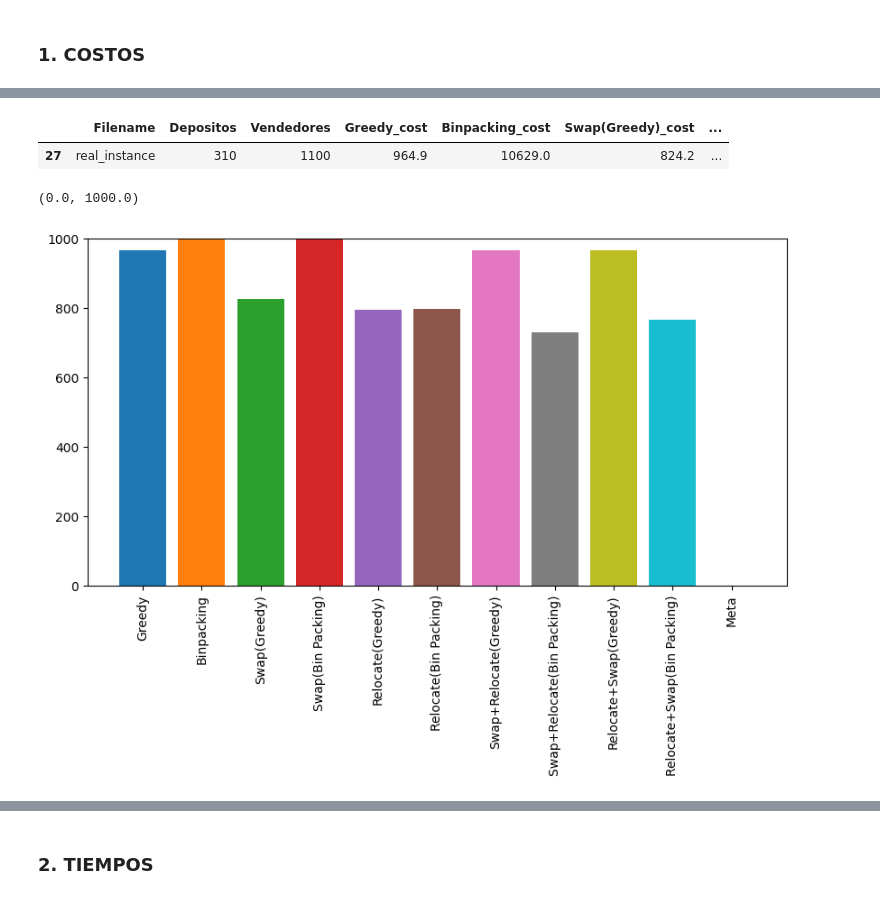
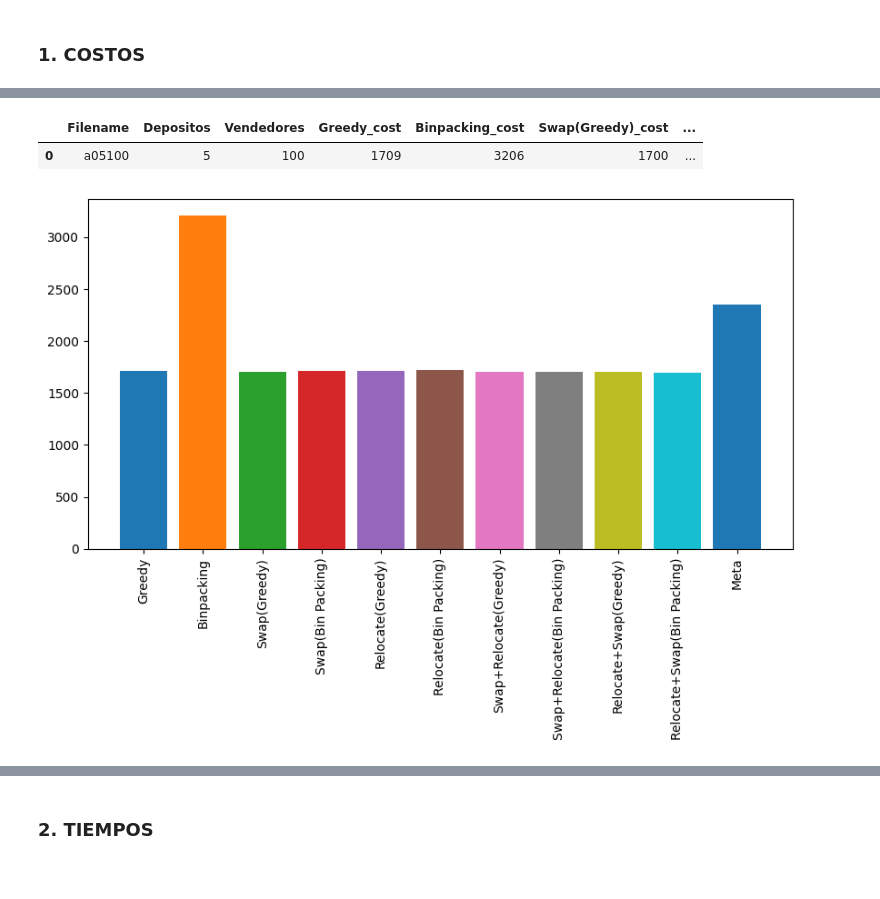
Before and after one commit to IgnacioPardo/TP2_TDV, a Jupyter notebook: src/scripts/experimentacion.ipynb, the cells around one changed output, grey strips where cells are left out. Cells and saved outputs as stored; diff of their text form; code cells hidden in the pictures.

```diff
--- a/src/scripts/experimentacion.ipynb
+++ b/src/scripts/experimentacion.ipynb
@@ -210,20 +186,19 @@ costs[0]
 # %%
 fig, ax = plt.subplots(1, 1, figsize=(10, 5))
 
-sub_df = costs[-1].tail(1)
+sub_df = costs[0].head(1)
 display(sub_df)
 for h in heuristics:
     ax.bar(h, sub_df[h+"_cost"], label=h)
 
 for tick in ax.get_xticklabels():
     tick.set_rotation(90)
 
-ax.set_ylim(0, 1000)
+# ax.set_ylim(0, 1000)
 # %% [output]
 |  | Filename | Depositos | Vendedores | Greedy_cost | Binpacking_cost | Swap(Greedy)_cost | ... |
-| 27 | real_instance | 310 | 1100 | 964.9 | 10629.0 | 824.2 | ... |
+| 0 | a05100 | 5 | 100 | 1709 | 3206 | 1700 | ... |
-(0.0, 1000.0)
-[figure, old version]
+[figure, new version]
 # %%
 fig, axs = plt.subplots(len(costs), 1, figsize=(30, 60))
 
```
Also changed, not shown: parts of 10 cells of this notebook, 2 other files.
